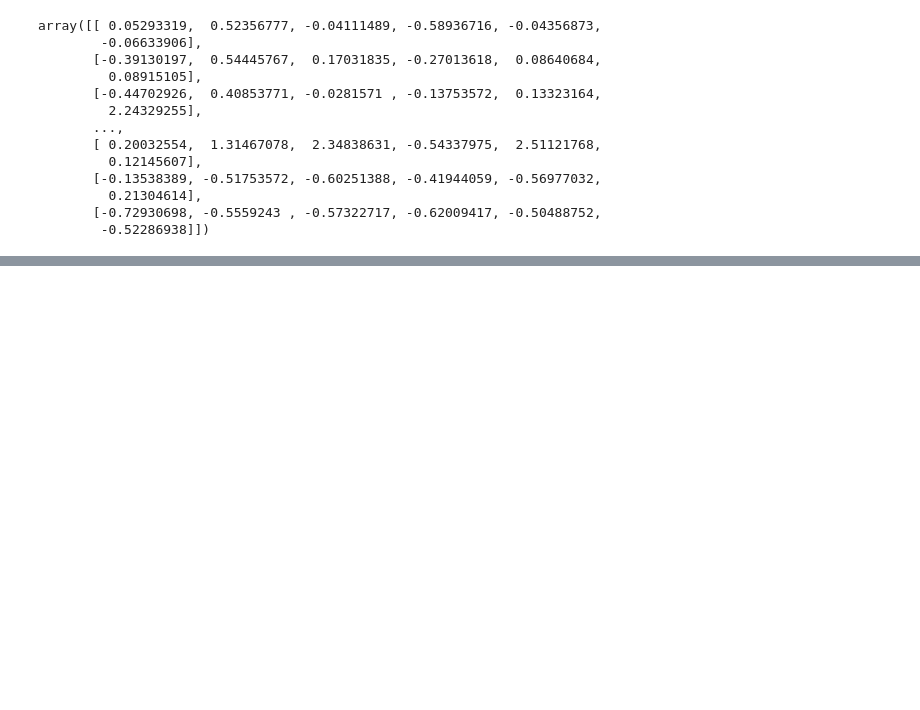
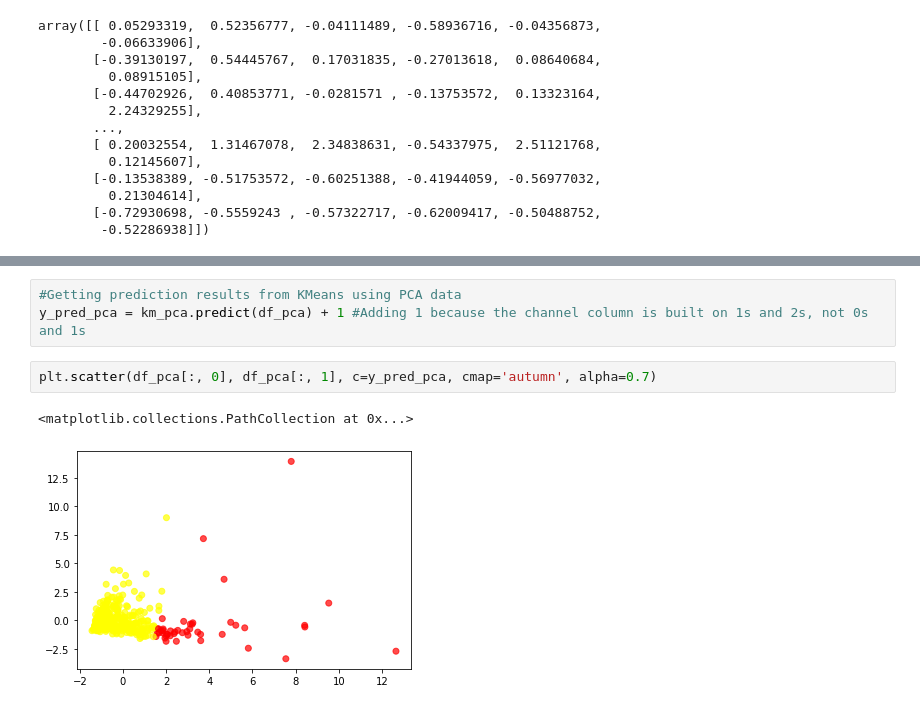
Before and after one commit to jon-infante/DS-2.1-Machine-Learning, a Jupyter notebook: HW3.ipynb, the cells around one changed output, grey strips where cells are left out. Drawn from its saved outputs; the diff is of its cells as text; blank space fills up the shorter version.

```diff
--- a/HW3.ipynb
+++ b/HW3.ipynb
@@ -86,0 +187,8 @@ print(pca.explained_variance_ratio_.cumsum())
+# %%
+#Getting prediction results from KMeans using PCA data
+y_pred_pca = km_pca.predict(df_pca) + 1 #Adding 1 because the channel column is built on 1s and 2s, not 0s and 1s
+# %%
+plt.scatter(df_pca[:, 0], df_pca[:, 1], c=y_pred_pca, cmap='autumn', alpha=0.7)
+# %% [output]
+<matplotlib.collections.PathCollection at 0x...>
+[figure, added]
```
Also changed, not shown: parts of 23 cells of this notebook, 4 other files.
